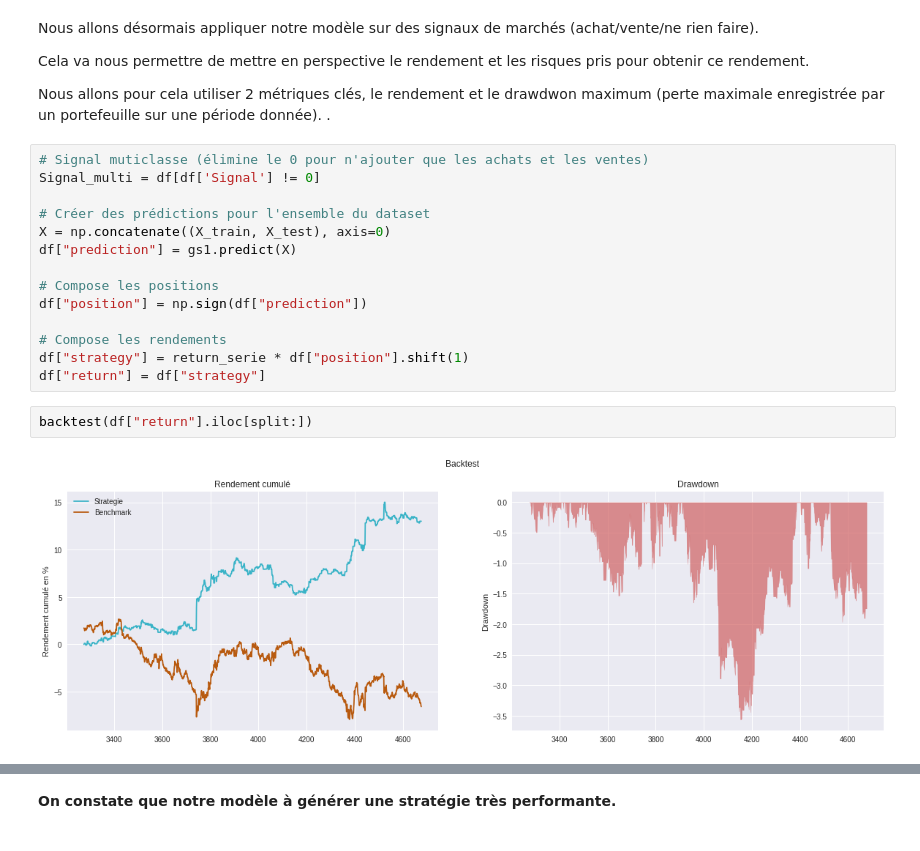
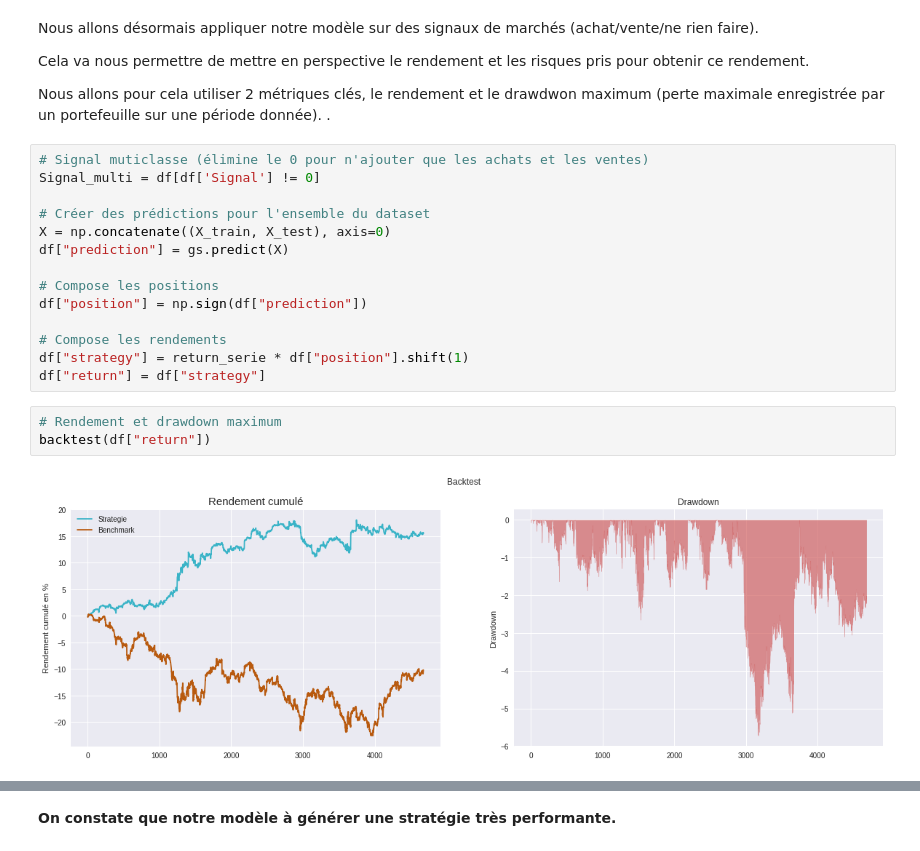
Before and after one commit to Soyouzzz1986/time_series_trading, a Jupyter notebook: notebook_modelisation.ipynb, the cells around one changed output, grey strips where cells are left out. Drawn from its saved outputs; the diff is of its cells as text.

```diff
--- a/notebook_modelisation.ipynb
+++ b/notebook_modelisation.ipynb
@@ -293,7 +317,7 @@ Signal_multi = df[df['Signal'] != 0]
 
 # Créer des prédictions pour l'ensemble du dataset
 X = np.concatenate((X_train, X_test), axis=0)
-df["prediction"] = gs1.predict(X)
+df["prediction"] = gs.predict(X)
 
 # Compose les positions
 df["position"] = np.sign(df["prediction"])
@@ -301,7 +325,8 @@ df["position"] = np.sign(df["prediction"])
 # Compose les rendements
 df["strategy"] = return_serie * df["position"].shift(1)
 df["return"] = df["strategy"]
-# %%
-backtest(df["return"].iloc[split:])
-# %% [output]
-[figure, removed]
+# %%
+# Rendement et drawdown maximum
+backtest(df["return"])
+# %% [output]
+[figure, added]
```
Also changed, not shown: parts of 15 cells of this notebook, 2 other files.
